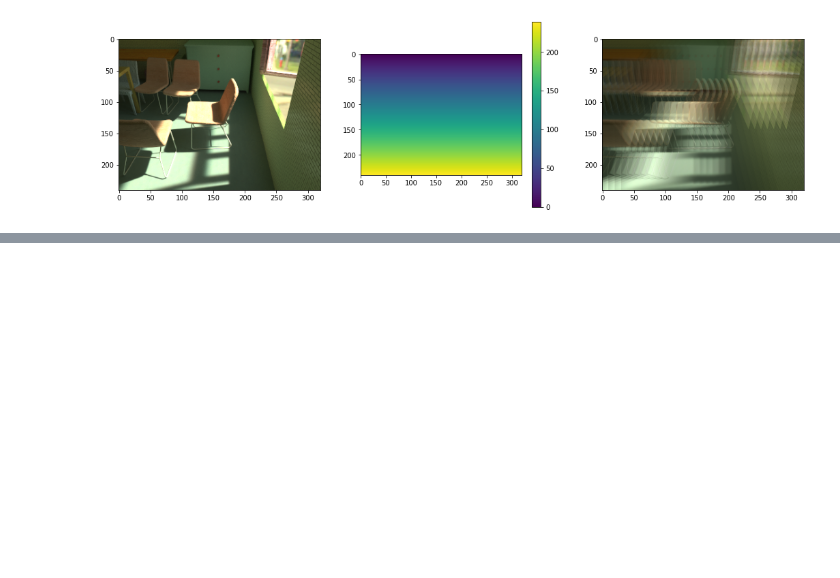
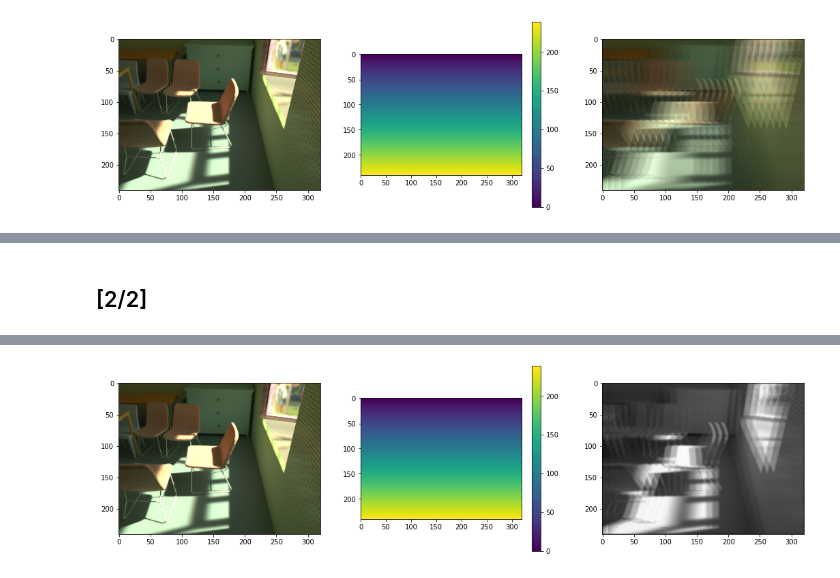
Before and after one commit to Jerrypiglet/IRISFormer_beta, a Jupyter notebook: notebooks/debug-deform-pac-conv.ipynb, the cells around one changed output, grey strips where cells are left out. Drawn from its saved outputs; the diff is of its cells as text; code cells hidden in the pictures; blank space fills up the shorter version.

```diff
--- a/notebooks/debug-deform-pac-conv.ipynb
+++ b/notebooks/debug-deform-pac-conv.ipynb
@@ -152,0 +267,75 @@ grad on im_tensor.weight: torch.Size([3, 3, 3, 3]) tensor([[[86328.1484, 86650.0
+# %% [markdown]
+## [2/2]
+# %%
+im_tensor_op = nn.Conv2d(3, 3,
+                        kernel_size=(3, 3),
+                        stride=(1, 1),
+                        padding=(1, 1),
+                        bias=True).cuda()
+
+im_tensor_op.weight.data.fill_(1.0)
+im_tensor_op.bias.data.fill_(0.0)
+im_tensor = im_tensor_op(im_tensor_ori)
+
+conv_offset_op = nn.Conv2d(inC, deformable_groups * 2 * kH * kW,
+                        kernel_size=(kH, kW),
+                        stride=stride,
+                        padding=padding,
+                        dilation=dilation,
+                        bias=True).cuda()
+
+conv_offset_op.weight.data.fill_(0.0001)
+conv_offset_op.bias.data.fill_(0.0)
+offsets = conv_offset_op(im_tensor)
+# offsets = offsets + 50
+# offsets = torch.zeros_like(offsets, device=offsets.device, requires_grad=True) + 10
+# offsets[:, 1::2, :, :] = offsets[:, 1::2, :, :] + 100
+
+if_deform = True
+native_impl = False
+
+acco_pool_mean = pac.PacPool2d(kernel_size=kH, stride=stride, padding=padding, dilation=dilation, normalize_kernel=True, native_impl=native_impl, \
+                              if_deform=if_deform).cuda()
+# acco_pool_mean = pac.PacPool2d(kernel_size=7, stride=1, padding=30, dilation=10, normalize_kernel=True, native_impl=True).cuda()
+# acco_pool_mean = pac.PacConv2d(in_channels=3, out_channels=3, kernel_size=7, stride=1, padding=30, dilation=10, normalize_kernel=True, \
+#                                native_impl=False, if_deform=if_deform).cuda()
+# acco_pool_mean.weight.data.fill_(1.0)
+# acco_pool_mean.bias.data.fill_(0.0)
+time_start = time.time()
+im_pooled, kernels = acco_pool_mean(im_tensor, feature, offsets=offsets if if_deform else None)
+# im_pooled, kernels = acco_pool_mean(im_tensor, feature)
+time_used = time.time() - time_start
+
+print(im_pooled.shape, 'Time used %.4f'%time_used)
+
+loss = torch.mean(im_pooled)
+loss.backward()
+print('grad on offsets:', offsets.grad, offsets.requires_grad)
+if conv_offset_op.weight.grad is None:
+    print('===== grad on conv_offset_op.weight:', conv_offset_op.weight.grad, conv_offset_op.weight.requires_grad)
+else:
+    print('===== grad on conv_offset_op.weight:', conv_offset_op.weight.grad[:2, :3, :2, 0], conv_offset_op.weight.requires_grad)
+if im_tensor_op.weight is None:
+    print('===== grad on im_tensor_op:', im_tensor_op.weight, im_tensor_op.weight.requires_grad)
+else:
+    print('===== grad on im_tensor_op:', im_tensor_op.weight.grad[0, :2, :4, 0], im_tensor_op.weight.requires_grad)
+# print('grad on im_tensor.weight:', im_tensor_op.weight.grad.shape, im_tensor_op.weight.grad[:, :2, :2, 0], im_tensor_op.weight.requires_grad)
+
+if offsets.grad is not None:
+    print(conv_offset_op.weight.grad[:3, :, -1, -1])
+
+plt.figure(figsize=(18, 5))
+plt.subplot(131)
+plt.imshow(im_uint8)
+plt.subplot(132)
+plt.imshow(yy)
+plt.colorbar()
+plt.subplot(133)
+im_pooled = im_pooled / torch.max(im_pooled)
+plt.imshow(im_pooled.squeeze().detach().cpu().permute(1, 2, 0).numpy())
+plt.show()
+
+
+# for x in [conv_offset_op.weight.grad, conv_offset_op.bias.grad, im_tensor_op.weight.grad, im_tensor_op.bias.grad]:
+#     x.data.zero_()
+# %% [output]
@@ -152,0 +359 @@ grad on im_tensor.weight: torch.Size([3, 3, 3, 3]) tensor([[[86328.1484, 86650.0
+[figure, added]
```
Also changed, not shown: parts of 8 cells of this notebook, 10 other files.
